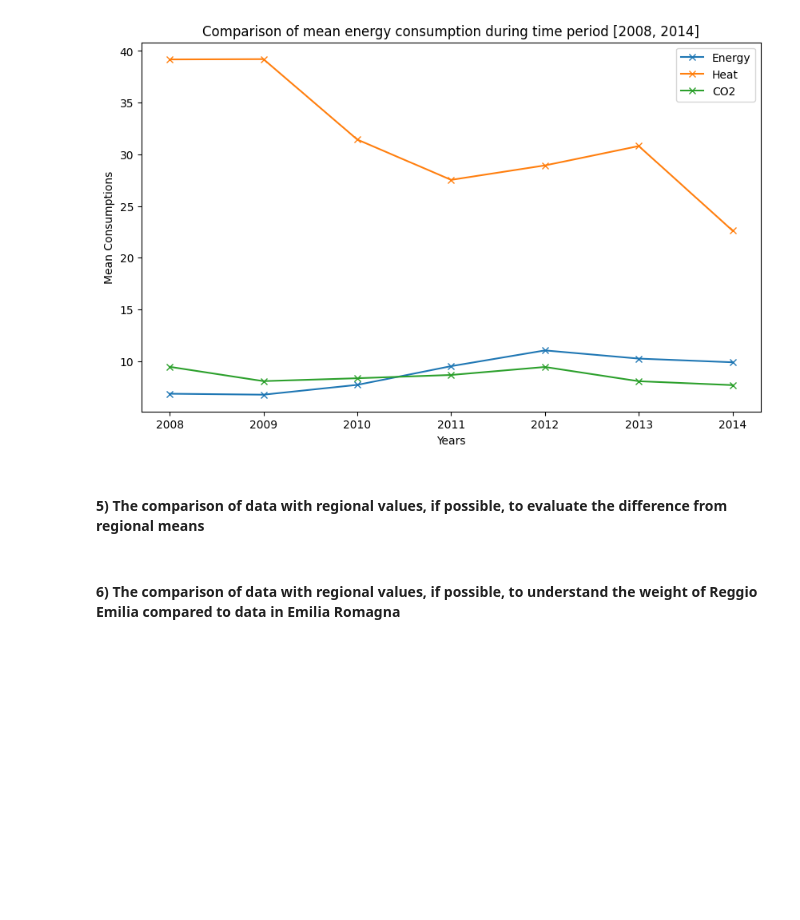
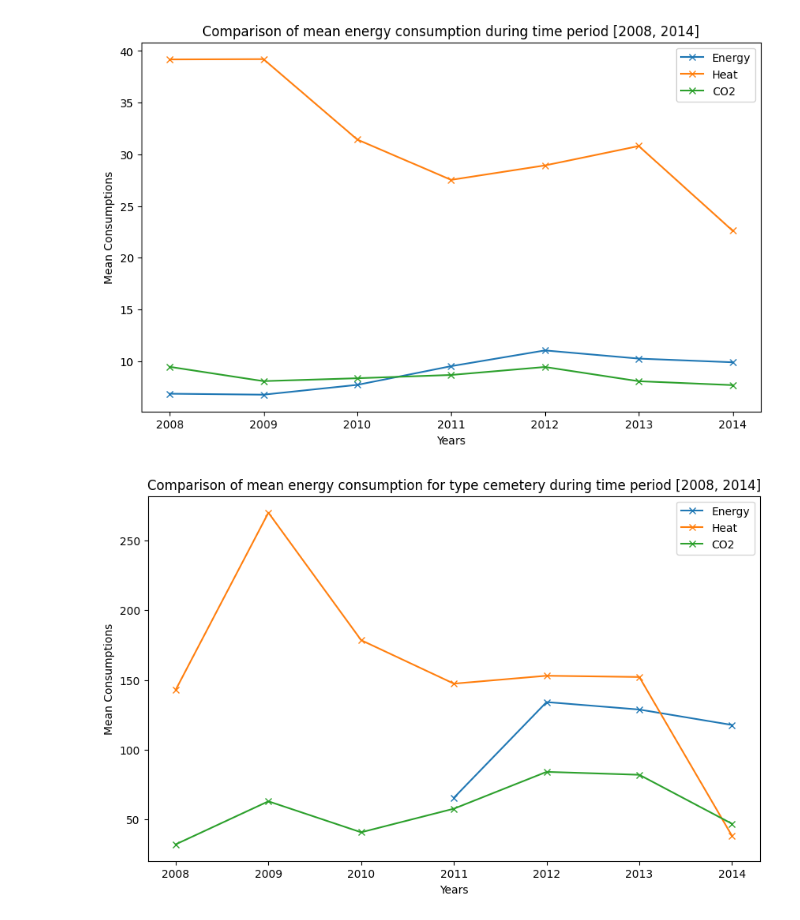
Before and after one commit to matteoForoni/energy-consumption-re, a Jupyter notebook: energy_consumption_re_analysis.ipynb, the cells around one changed output. Saved outputs shown, nothing was run; the diff lists cells and outputs as text; code cells hidden in the pictures; blank space fills up the shorter version.

```diff
--- a/energy_consumption_re_analysis.ipynb
+++ b/energy_consumption_re_analysis.ipynb
@@ -817,7 +815,28 @@ eco2data_byyear = eco2_dataset[['YEAR','VALUE']].groupby(['YEAR']).mean()['VALUE
 multiple_plot((10,6),[eedata_byyear.index.values, ehdata_byyear.index.values, eco2data_byyear.index.values], [eedata_byyear.values, ehdata_byyear.values, eco2data_byyear.values], 'Years', 'Mean Consumptions', f'Comparison of mean energy consumption during time period [2008, 2014]', ylabels=['Energy', 'Heat', 'CO2'] )
 # %% [output]
 [figure]
-# %% [markdown]
-#### 5) The comparison of data with regional values, if possible, to evaluate the difference from regional means
-# %% [markdown]
-#### 6) The comparison of data with regional values, if possible, to understand the weight of Reggio Emilia compared to data in Emilia Romagna
+# %%
+### Get Data
+eedata_byyear = ee_dataset[['YEAR','CONSUMPTION', 'TYPE']].groupby(['YEAR', 'TYPE']).mean()['CONSUMPTION'].reset_index().sort_values('YEAR')
+ehdata_byyear = eh_dataset[['YEAR','CONSUMPTION', 'TYPE']].groupby(['YEAR', 'TYPE']).mean()['CONSUMPTION'].reset_index().sort_values('YEAR')
+eco2data_byyear = eco2_dataset[['YEAR','VALUE', 'TYPE']].groupby(['YEAR','TYPE']).mean()['VALUE'].reset_index().sort_values('YEAR')
+#print(ehdata_byyear)
+
+# Filter variable
+type = 'cemetery'
+
+# Filter data
+mask_ee = eedata_byyear['TYPE'].str.lower() == type
+mask_eh = ehdata_byyear['TYPE'].str.lower() == type
+mask_eco2 = eco2data_byyear['TYPE'].str.lower() == type
+eedata_byyear = eedata_byyear[mask_ee]
+ehdata_byyear = ehdata_byyear[mask_eh]
+eco2data_byyear = eco2data_byyear[mask_eco2]
+#print(ehdata_byyear)
+
+
+# Plot multiple lines
+
+multiple_plot((10,6),[eedata_byyear['YEAR'].values, ehdata_byyear['YEAR'].values, eco2data_byyear['YEAR'].values], [eedata_byyear['CONSUMPTION'].values, ehdata_byyear['CONSUMPTION'].values, eco2data_byyear['VALUE'].values], 'Years', 'Mean Consumptions', f'Comparison of mean energy consumption for type {type} during time period [2008, 2014]', ylabels=['Energy', 'Heat', 'CO2'] )
+# %% [output]
+[figure, added]
```
Also changed, not shown: parts of 1 cell of this notebook.
